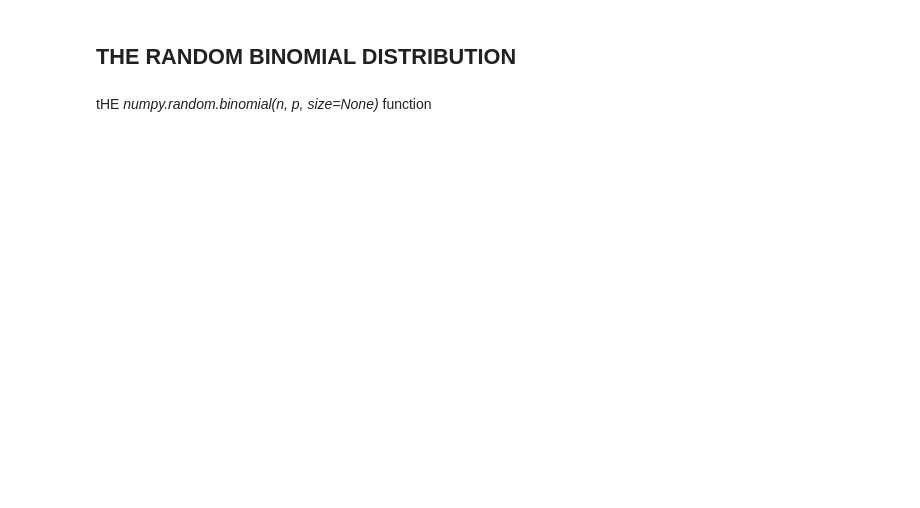
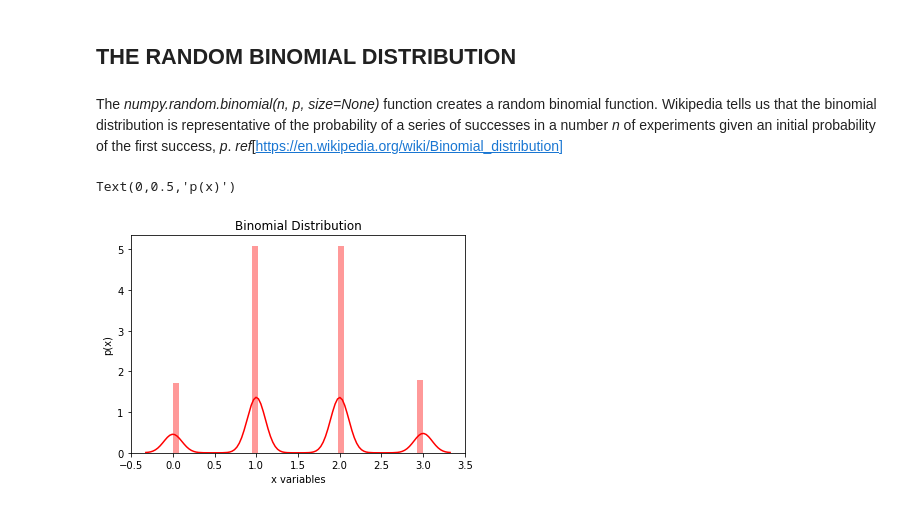
Before and after one commit to oreillyh/Programming-for-DA---Assignments, a Jupyter notebook: Programming for Data Analytics Assignment 1.ipynb, the cells around one changed output. Drawn from its saved outputs; the diff is of its cells as text; code cells hidden in the pictures; blank space fills up the shorter version.

Commit message:
started on binomial distribution

```diff
--- a/Programming for Data Analytics Assignment 1.ipynb
+++ b/Programming for Data Analytics Assignment 1.ipynb
@@ -208,5 +208,14 @@ The illustration below shows what occurs when a process varies by 1.5$\sigma$s a
 ![img](https://upload.wikimedia.org/wikipedia/commons/a/a3/6_Sigma_Normal_distribution.svg)
 # %% [markdown]
 ## THE RANDOM BINOMIAL DISTRIBUTION
-# %% [markdown]
-tHE *numpy.random.binomial(n, p, size=None)* function
+# %% [markdown]
+The *numpy.random.binomial(n, p, size=None)* function creates a random binomial function. Wikipedia tells us that the binomial distribution is representative of the probability of a series of successes in a number *n* of experiments given an initial probability of the first success, *p*. *ref*[https://en.wikipedia.org/wiki/Binomial_distribution]
+# %%
+B = np.random.binomial(3, 0.5, 20000)# binomial distribution of mean=3, sd=0.5 and range 20000
+ax = sns.distplot(B, color = 'r',) #The 'distplot' seaborn function plots a normal distribution of observations and combines a hist plot with a probability density (seaborn.kdeplot) plot
+plt.title('Binomial Distribution')
+plt.xlabel('x variables')
+plt.ylabel('p(x)')
+# %% [output]
+Text(0,0.5,'p(x)')
+[figure, added]
```
Also changed, not shown: parts of 10 cells of this notebook.
